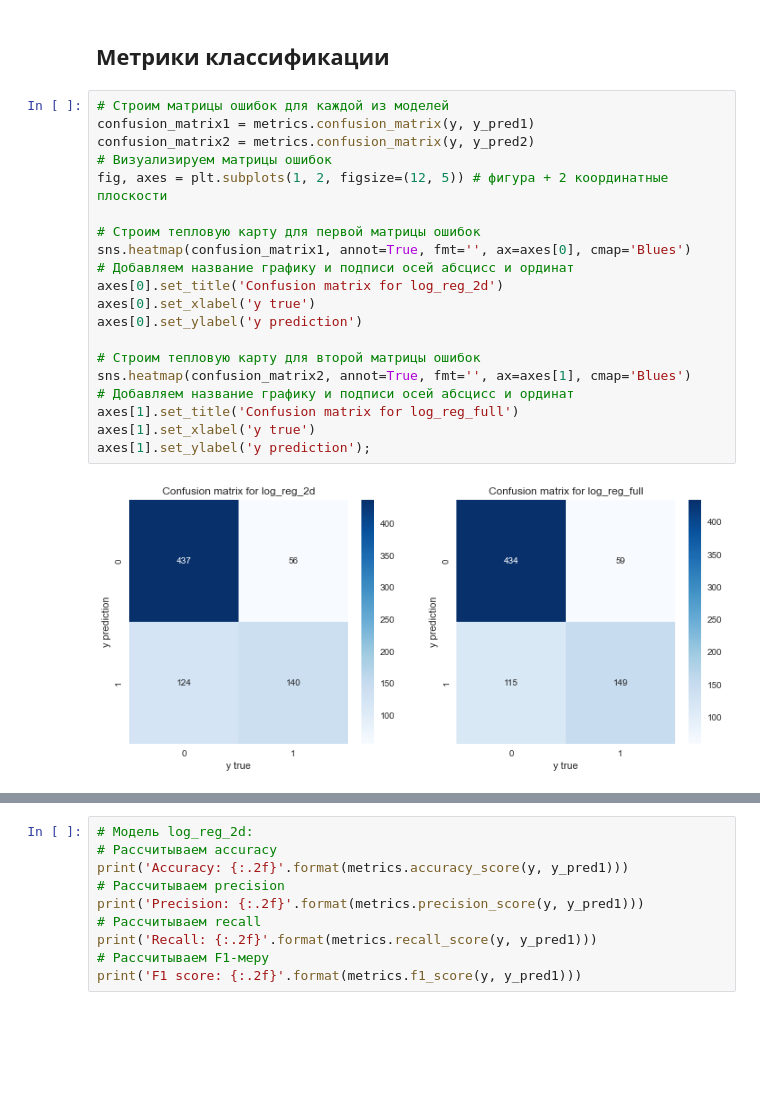
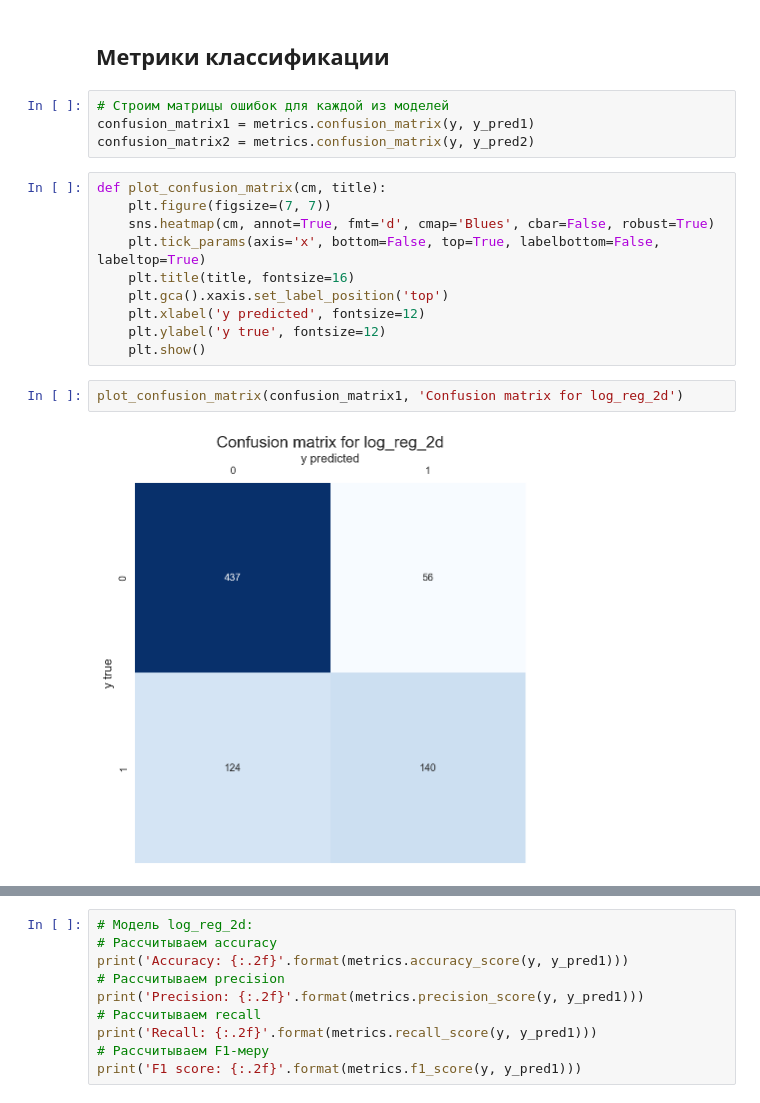
Before and after one commit to Chepell/SF_DS_Pro, a Jupyter notebook: ML-3/02_Classification_LogisticRegression.ipynb, the cells around one changed output, grey strips where cells are left out. Saved outputs shown, nothing was run; the diff lists cells and outputs as text; blank space fills up the shorter version.

```diff
--- a/ML-3/02_Classification_LogisticRegression.ipynb
+++ b/ML-3/02_Classification_LogisticRegression.ipynb
@@ -204,21 +204,17 @@ y_pred2 = log_reg_full.predict(diabetes_data.drop(columns='Outcome'))
 # Строим матрицы ошибок для каждой из моделей
 confusion_matrix1 = metrics.confusion_matrix(y, y_pred1)
 confusion_matrix2 = metrics.confusion_matrix(y, y_pred2)
-# Визуализируем матрицы ошибок
-fig, axes = plt.subplots(1, 2, figsize=(12, 5)) # фигура + 2 координатные плоскости
-
-# Строим тепловую карту для первой матрицы ошибок
-sns.heatmap(confusion_matrix1, annot=True, fmt='', ax=axes[0], cmap='Blues')
-# Добавляем название графику и подписи осей абсцисс и ординат
-axes[0].set_title('Confusion matrix for log_reg_2d')
-axes[0].set_xlabel('y true')
-axes[0].set_ylabel('y prediction')
-
-# Строим тепловую карту для второй матрицы ошибок
-sns.heatmap(confusion_matrix2, annot=True, fmt='', ax=axes[1], cmap='Blues')
-# Добавляем название графику и подписи осей абсцисс и ординат
-axes[1].set_title('Confusion matrix for log_reg_full')
-axes[1].set_xlabel('y true')
-axes[1].set_ylabel('y prediction');
-# %% [output]
-[figure, removed]
+# %%
+def plot_confusion_matrix(cm, title):
+    plt.figure(figsize=(7, 7))
+    sns.heatmap(cm, annot=True, fmt='d', cmap='Blues', cbar=False, robust=True)
+    plt.tick_params(axis='x', bottom=False, top=True, labelbottom=False, labeltop=True)
+    plt.title(title, fontsize=16)
+    plt.gca().xaxis.set_label_position('top')
+    plt.xlabel('y predicted', fontsize=12)
+    plt.ylabel('y true', fontsize=12)
+    plt.show()
+# %%
+plot_confusion_matrix(confusion_matrix1, 'Confusion matrix for log_reg_2d')
+# %% [output]
+[figure, added]
```
Also changed, not shown: parts of 10 cells of this notebook, 3 other files.
